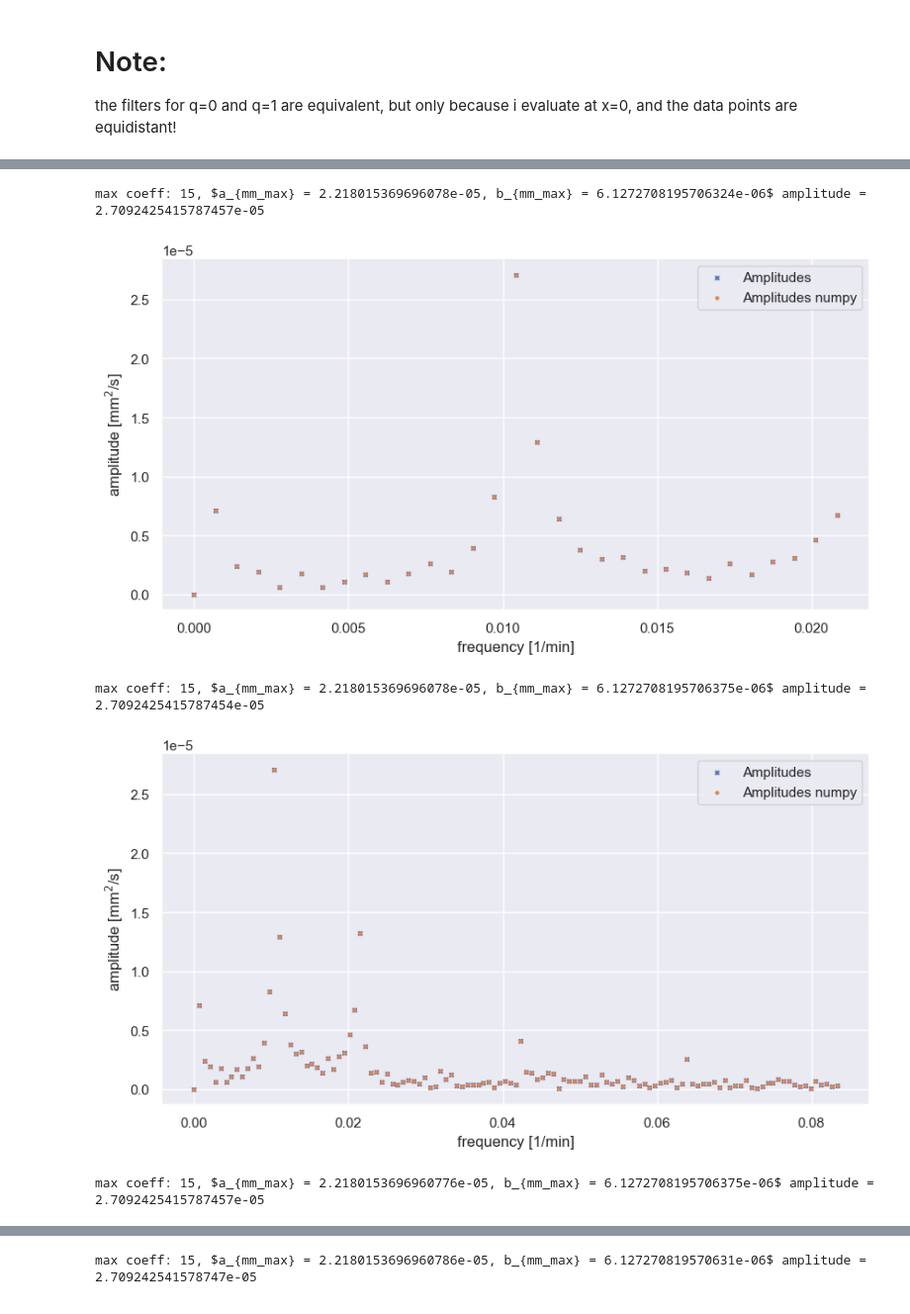
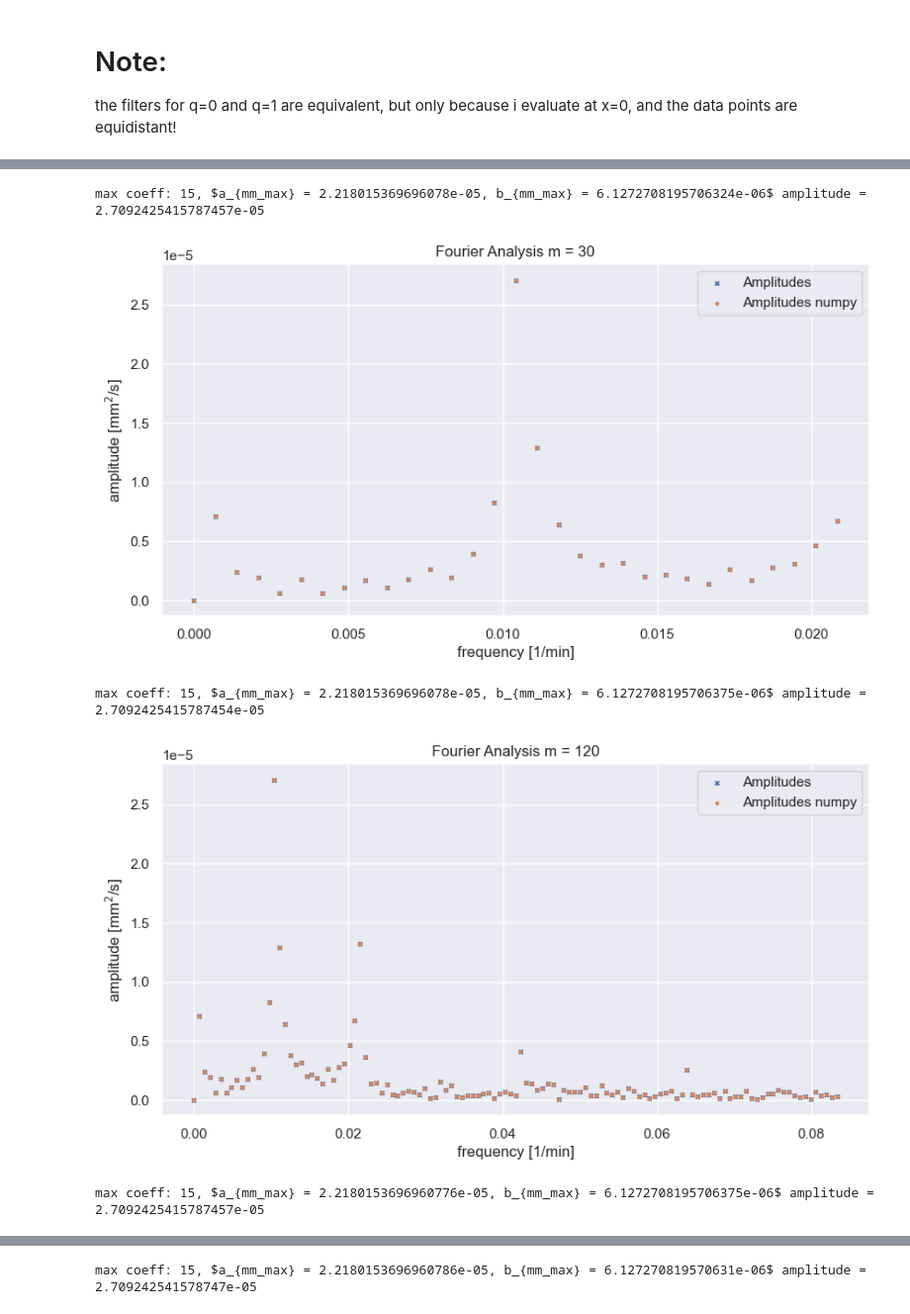
Before and after one commit to SecretGmG/nmp_exercises, a Jupyter notebook: ex_05/serie_5_sigrist.ipynb, the cells around one changed output, grey strips where cells are left out. Shown at 99% size. Saved outputs shown, nothing was run; the diff lists cells and outputs as text; code cells hidden in the pictures.

```diff
--- a/ex_05/serie_5_sigrist.ipynb
+++ b/ex_05/serie_5_sigrist.ipynb
@@ -9,10 +8,6 @@ sns.set_theme()
 # %%
 mjd = pd.read_csv('GRCAT07001ACC.sec', delimiter = r'\s+', names = ['mjd'], skiprows = 8, nrows=1)
 data_cols = ['R_lin','S_lin','W_lin','R_ang','S_ang','W_ang']
-data = pd.read_csv('GRCAT07001ACC.sec', delimiter = r'\s+', names = ['dmjd']+data_cols, skiprows = 9)
-display(mjd)
-
-date = Time(mjd['mjd'][0],data['dmjd'], format='mjd', scale='utc').to_datetime()
+data = pd.read_csv('GRCAT07001ACC.sec', delimiter = r'\s+', names = ['dmjd'] + data_cols, skiprows = 9)
+date = nmp_util.mjd_to_datetime(data['dmjd'] + mjd['mjd'][0])
 data['date'] = date
-display(data)
-data.plot(x='date')
@@ -133,15 +126,16 @@ analize_data(data_sample['date'], data_sample['S_lin'], window = 61, interpolate
 # %%
-def fourier_analize(date, data, m):
-    dt = (date.iloc[1] - date.iloc[0]).total_seconds() / 60 # in minutes
+def fourier_analize(data, m, dt):
+    # get amplitudes via my own DFT implementation
     coeffs = nmp_util.discrete_fourier_transform(data, m)
-
     amplitudes = nmp_util.coeffs_to_amplitude(coeffs)
-    freqs, amplitudes_np = nmp_util.amplitude_spectrum_via_numpy(data, m, d=dt)
+    # and via numpy
+    freqs, amplitudes_np = nmp_util.amplitude_spectrum_via_numpy(data, m, d=dt/60)
 
     m_max = np.argmax(amplitudes)
+    print(f'max coeff: {m_max}, $a_{{mm_max}} = {coeffs[m_max]}, b_{{mm_max}} = {coeffs[m_max+m+1]}$ amplitude = {amplitudes[m_max]}')
 
-    print(f'max coeff: {m_max}, $a_{{mm_max}} = {coeffs[m_max]}, b_{{mm_max}} = {coeffs[m_max+m+1]}$ amplitude = {amplitudes[m_max]}')
     plt.figure(figsize=(10, 5))
+    plt.title(f'Fourier Analysis m = {m}')
     plt.scatter(freqs, amplitudes, label='Amplitudes',s=10, marker='x')
     plt.scatter(freqs, amplitudes_np, label='Amplitudes numpy',s=5)
     plt.xlabel('frequency [1/min]')
@@ -149,13 +143,14 @@ def fourier_analize(date, data, m):
     plt.legend()
     plt.show()
 # %%
-fourier_analize(data_sample['date'], data_sample['S_lin'], 30)
-fourier_analize(data_sample['date'], data_sample['S_lin'], 120)
-fourier_analize(data_sample['date'], data_sample['S_lin'], 720)
-fourier_analize(data_sample['date'], data_sample['S_lin'], 1440)
+# analize the data with different m values
+fourier_analize(data_sample['S_lin'], 30, dt = 10)
+fourier_analize(data_sample['S_lin'], 120, dt = 10)
+fourier_analize(data_sample['S_lin'], 720, dt = 10)
+fourier_analize(data_sample['S_lin'], 1440, dt = 10)
 # %% [output]
 max coeff: 15, $a_{mm_max} = 2.218015369696078e-05, b_{mm_max} = 6.1272708195706324e-06$ amplitude = 2.7092425415787457e-05
-[figure, old version]
+[figure, new version]
 max coeff: 15, $a_{mm_max} = 2.218015369696078e-05, b_{mm_max} = 6.1272708195706375e-06$ amplitude = 2.7092425415787454e-05
-[figure, old version]
+[figure, new version]
 max coeff: 15, $a_{mm_max} = 2.2180153696960776e-05, b_{mm_max} = 6.1272708195706375e-06$ amplitude = 2.7092425415787457e-05
```
Also changed, not shown: parts of 7 cells of this notebook, 7 other files.
